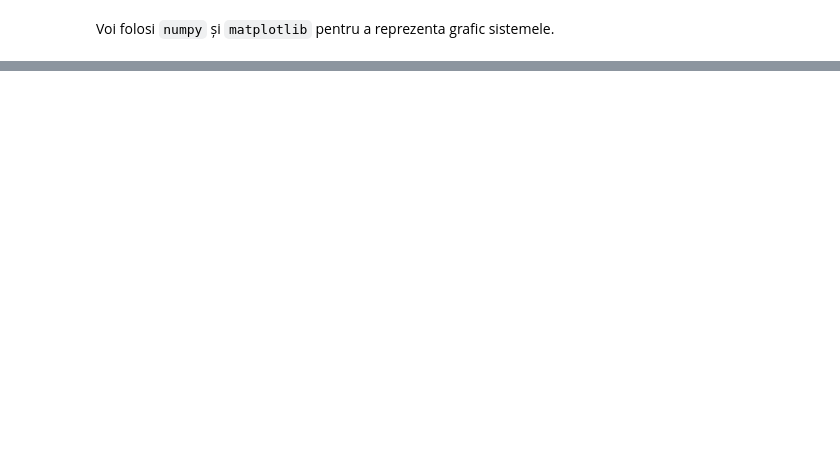
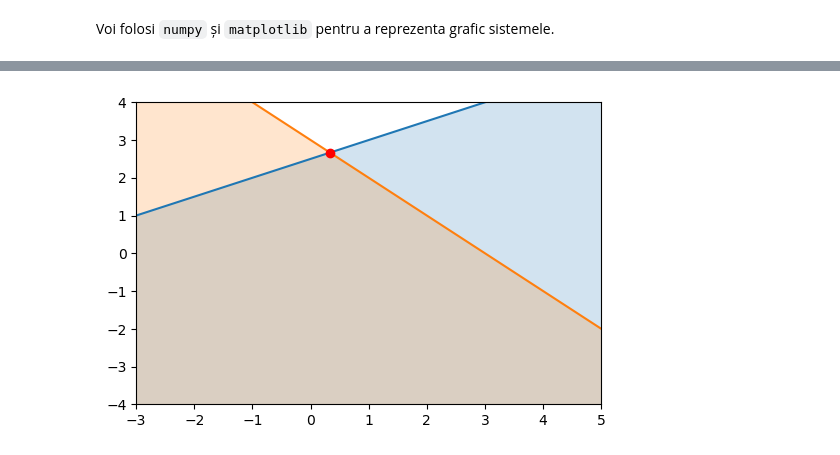
Before and after one commit to GabrielMajeri/teme-fmi, a Jupyter notebook: to/Tema 1.ipynb, the cells around one changed output, grey strips where cells are left out. Saved outputs shown, nothing was run; the diff lists cells and outputs as text; code cells hidden in the pictures; blank space fills up the shorter version.

```diff
--- a/to/Tema 1.ipynb
+++ b/to/Tema 1.ipynb
@@ -61,0 +69,24 @@ După cum se vede și în grafic, nu există o zonă în care toate cele 3 semip
+# %%
+x = np.linspace(-5, 5, 200)
+
+plt.figure(dpi=100)
+
+plt.xlim(-3, 5)
+plt.ylim(-4, 4)
+
+# x - 2y >= -5
+y = (x + 5)/2
+plt.plot(x, y)
+plt.fill_between(x, y, y -10, alpha=0.2)
+
+# x + y <= 3
+y = 3 - x
+plt.plot(x, y)
+plt.fill_between(x, y, y - 10, alpha=0.2)
+
+# Punct de optim
+plt.scatter(1/3, 8/3, c='red', zorder=5)
+
+plt.show()
+# %% [output]
+[figure, added]
```
Also changed, not shown: parts of 15 cells of this notebook.
